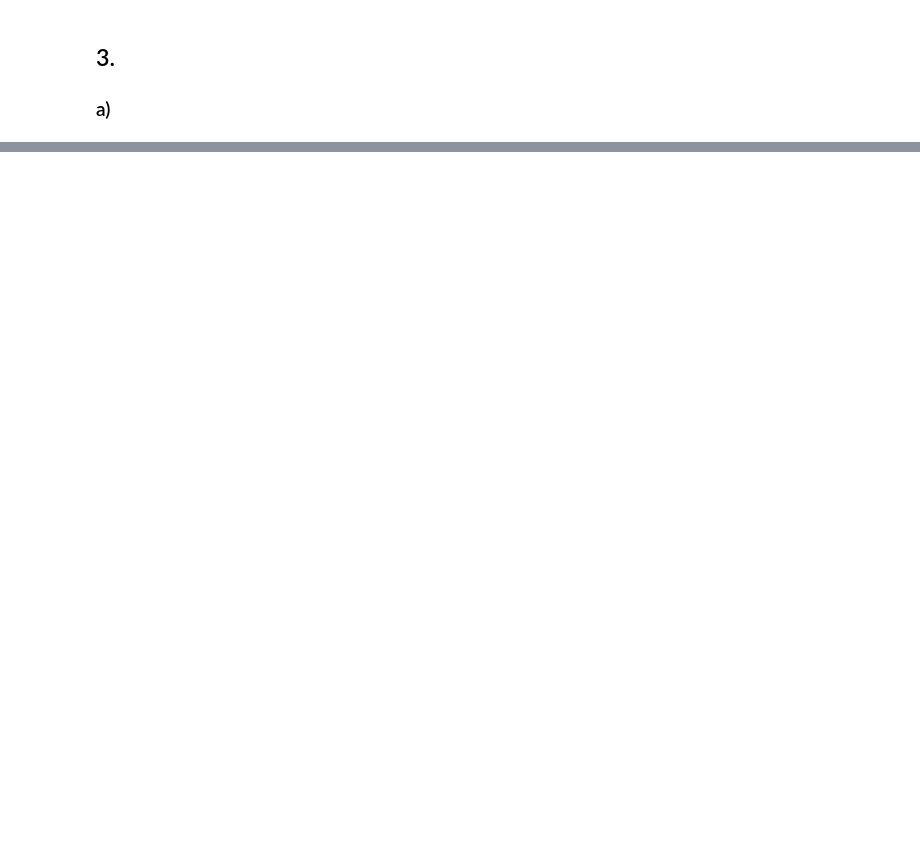
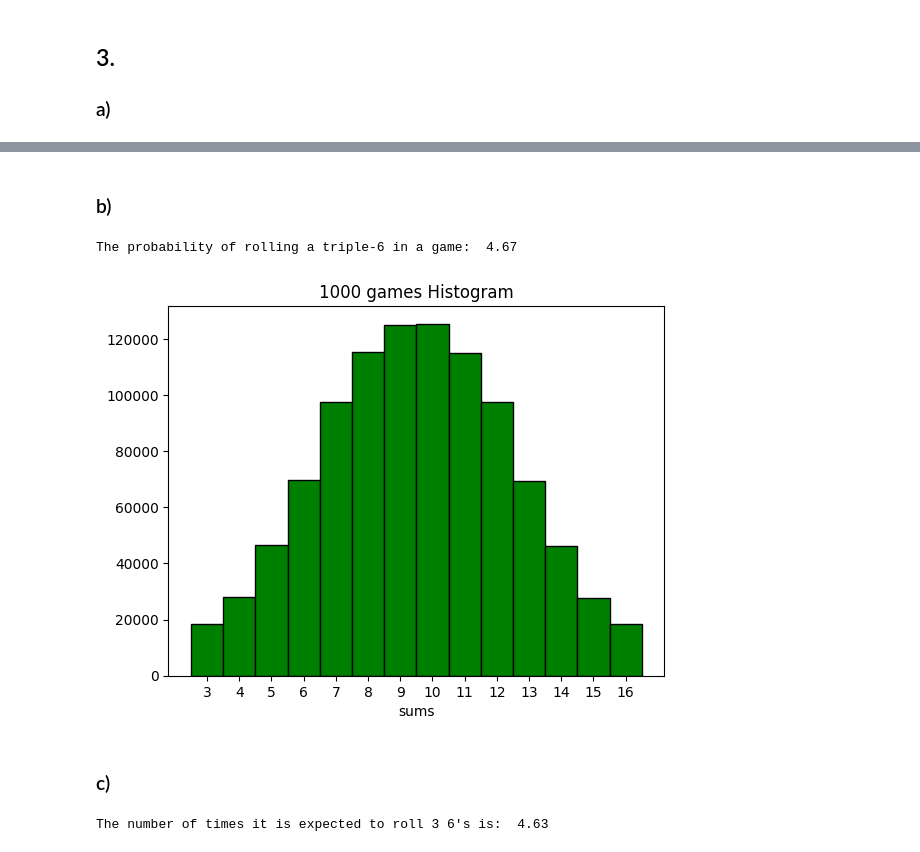
Before and after one commit to Icho2/Computational_Chemistry, a Jupyter notebook: Computational_Basics.ipynb, the cells around one changed output, grey strips where cells are left out. Cells and saved outputs as stored; diff of their text form; code cells hidden in the pictures; blank space fills up the shorter version.

```diff
--- a/Computational_Basics.ipynb
+++ b/Computational_Basics.ipynb
@@ -105,0 +111,34 @@ Text(0.5, 0, 'sums')
+# %% [markdown]
+### b)
+# %%
+games_1k = []
+max_value = 0
+for i in range(1000):
+    triplets_1k = []
+    for i in range(1000):
+        triplet = []
+        for j in range(3):
+            triplet.append(rand.randint(1,6))
+        triplets_1k.append(sum(triplet))
+        if sum(triplet) == 18:
+            max_value += 1
+    games_1k += triplets_1k
+plt.title("1000 games Histogram")
+n, bins, patches = plt.hist(games_1k, bins=14, color='green', edgecolor = "black", align='left')
+custom_xticks = bins[:-1]
+custom_xlabels = ['3', '4', '5', '6', '7', '8', '9', '10', '11', '12', '13', '14', '15', '16']  # Example custom tick labels
+plt.xticks(custom_xticks, custom_xlabels)
+plt.xlabel("sums")
+expected = (max_value/len(games_1k))*1000
+print('The probability of rolling a triple-6 in a game: ', '{:.2f}'.format(expected))
+# %% [output]
+The probability of rolling a triple-6 in a game:  4.67
+[figure, added]
+# %% [markdown]
+### c)
+# %%
+probability = 1/(6**3) #there are 6 options and rolling a 6 is one of them for 3 dice
+ans = probability*1000
+print('The number of times it is expected to roll 3 6\'s is: ', '{:.2f}'.format(ans))
+# %% [output]
+The number of times it is expected to roll 3 6's is:  4.63
```
Also changed, not shown: parts of 4 cells of this notebook, 3 other files.
